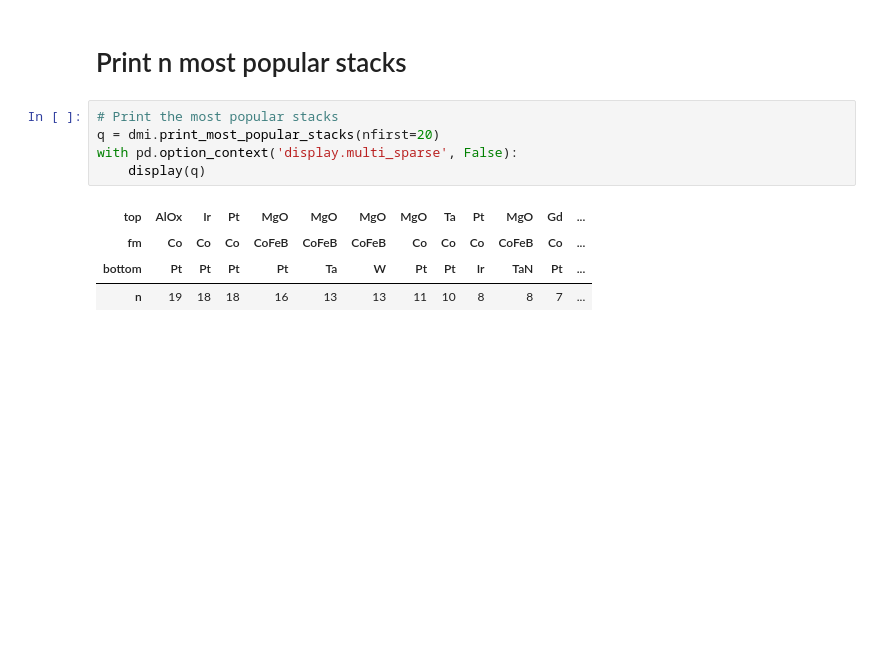
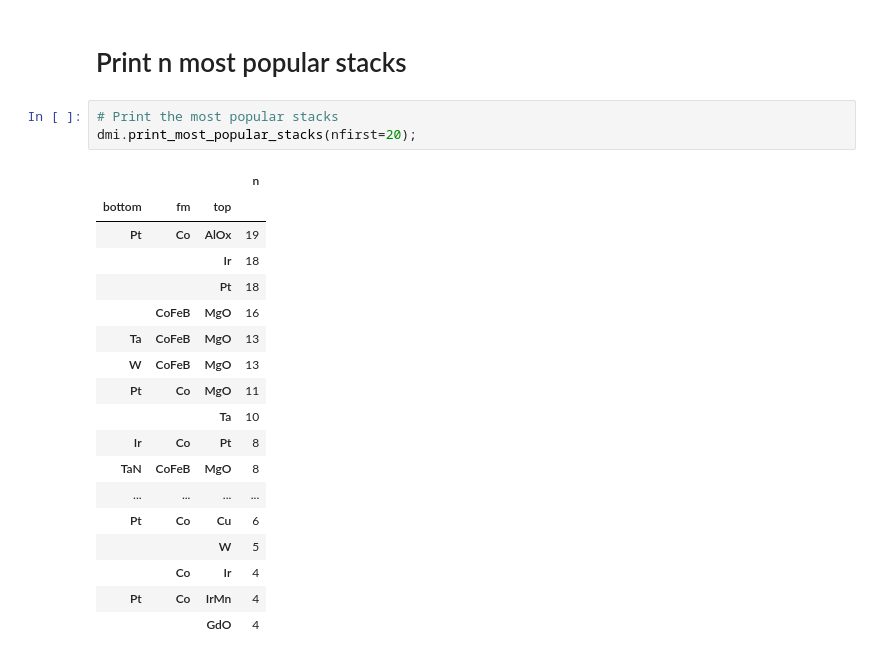
Before and after one commit to gdurin/DMI_plots, a Jupyter notebook: DMI_data_plot.ipynb, the cells around one changed output. Saved outputs shown, nothing was run; the diff lists cells and outputs as text; blank space fills up the shorter version.

```diff
--- a/DMI_data_plot.ipynb
+++ b/DMI_data_plot.ipynb
@@ -396,13 +409,25 @@ $$Pt/CoNi/Ir$$
 # Print n most popular stacks
 # %%
 # Print the most popular stacks
-q = dmi.print_most_popular_stacks(nfirst=20)
-with pd.option_context('display.multi_sparse', False):
-    display(q)
+dmi.print_most_popular_stacks(nfirst=20);
 # %% [output]
-| top | AlOx | Ir | Pt | MgO | MgO | MgO | MgO | Ta | Pt | MgO | Gd | ... |
-| fm | Co | Co | Co | CoFeB | CoFeB | CoFeB | Co | Co | Co | CoFeB | Co | ... |
-| bottom | Pt | Pt | Pt | Pt | Ta | W | Pt | Pt | Ir | TaN | Pt | ... |
-| n | 19 | 18 | 18 | 16 | 13 | 13 | 11 | 10 | 8 | 8 | 7 | ... |
+|  |  |  | n |
+| bottom | fm | top |  |
+| Pt | Co | AlOx | 19 |
+|  |  | Ir | 18 |
+|  |  | Pt | 18 |
+|  | CoFeB | MgO | 16 |
+| Ta | CoFeB | MgO | 13 |
+| W | CoFeB | MgO | 13 |
+| Pt | Co | MgO | 11 |
+|  |  | Ta | 10 |
+| Ir | Co | Pt | 8 |
+| TaN | CoFeB | MgO | 8 |
+| ... | ... | ... | ... |
+| Pt | Co | Cu | 6 |
+|  |  | W | 5 |
+|  | Co | Ir | 4 |
+| Pt | Co | IrMn | 4 |
+|  |  | GdO | 4 |
 # %%
 # Print the most popular stacks for Co
```
Also changed, not shown: parts of 22 cells of this notebook, 1 other file.
